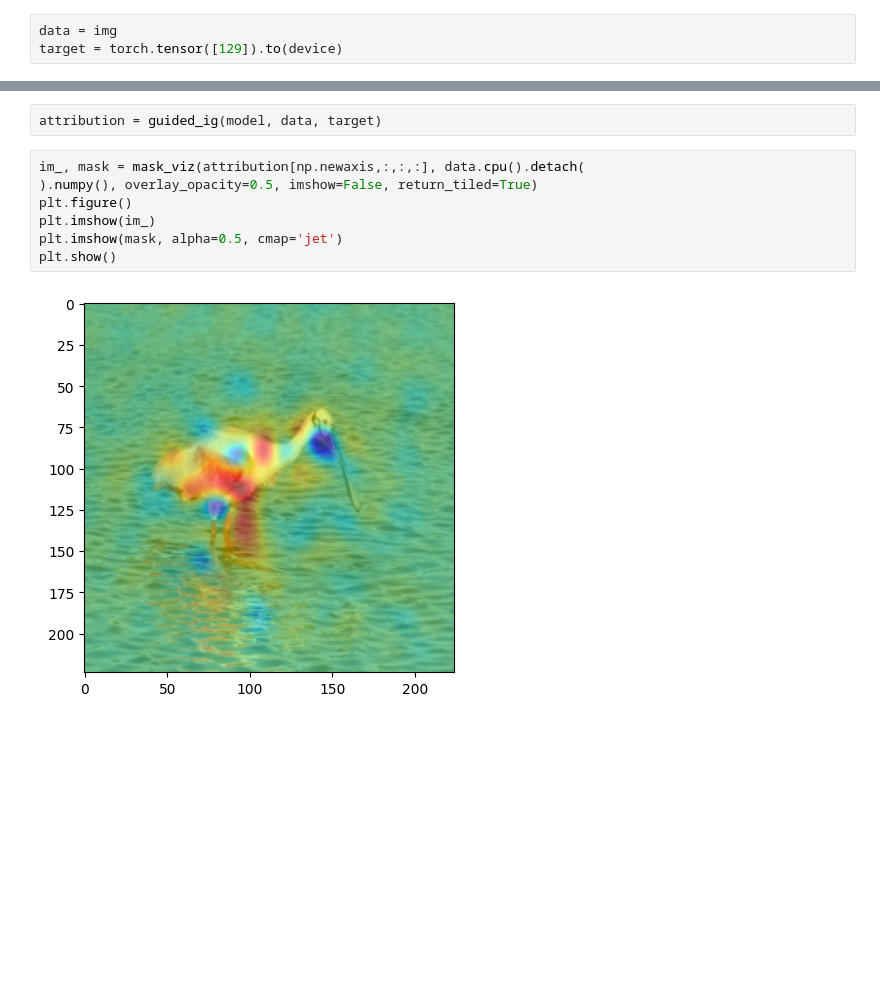
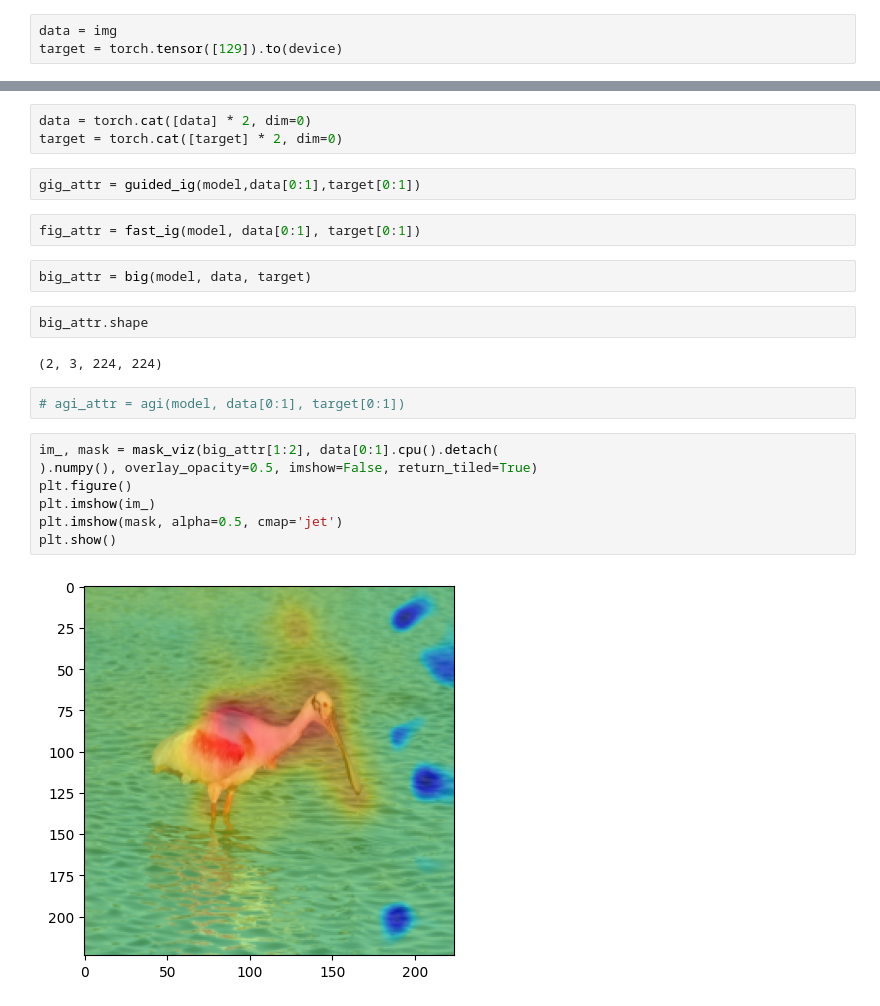
Before and after one commit to KxPlaug/Neural-testing-tools, a Jupyter notebook: saliency/example.ipynb, the cells around one changed output, grey strips where cells are left out. Saved outputs shown, nothing was run; the diff lists cells and outputs as text; blank space fills up the shorter version.

```diff
--- a/saliency/example.ipynb
+++ b/saliency/example.ipynb
@@ -45,11 +38,24 @@ tensor([129])
+# %%
+data = torch.cat([data] * 2, dim=0)
+target = torch.cat([target] * 2, dim=0)
+# %%
+gig_attr = guided_ig(model,data[0:1],target[0:1])
+# %%
+fig_attr = fast_ig(model, data[0:1], target[0:1])
 # %%
-attribution = guided_ig(model, data, target)
+big_attr = big(model, data, target)
+# %%
+big_attr.shape
+# %% [output]
+(2, 3, 224, 224)
+# %%
+# agi_attr = agi(model, data[0:1], target[0:1])
 # %%
-im_, mask = mask_viz(attribution[np.newaxis,:,:,:], data.cpu().detach(
+im_, mask = mask_viz(big_attr[1:2], data[0:1].cpu().detach(
 ).numpy(), overlay_opacity=0.5, imshow=False, return_tiled=True)
 plt.figure()
 plt.imshow(im_)
 plt.imshow(mask, alpha=0.5, cmap='jet')
 plt.show()
 # %% [output]
-[figure, old version]
+[figure, new version]
```
Also changed, not shown: parts of 3 cells of this notebook, 4 other files.
